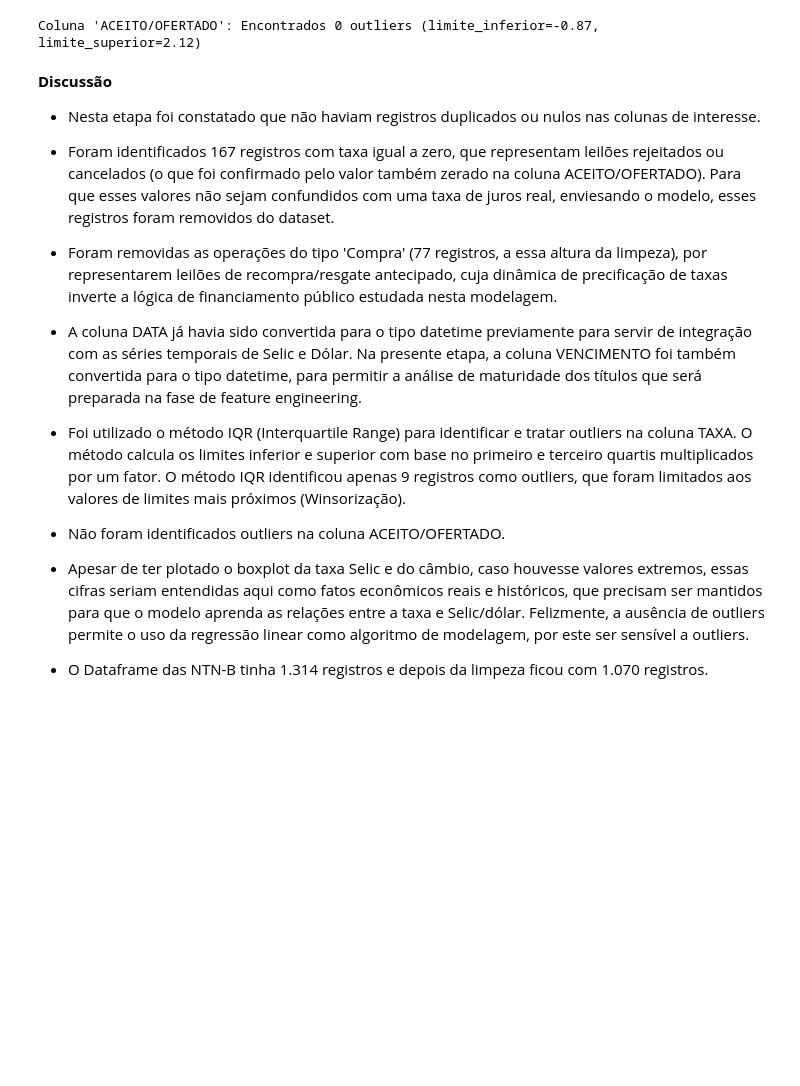
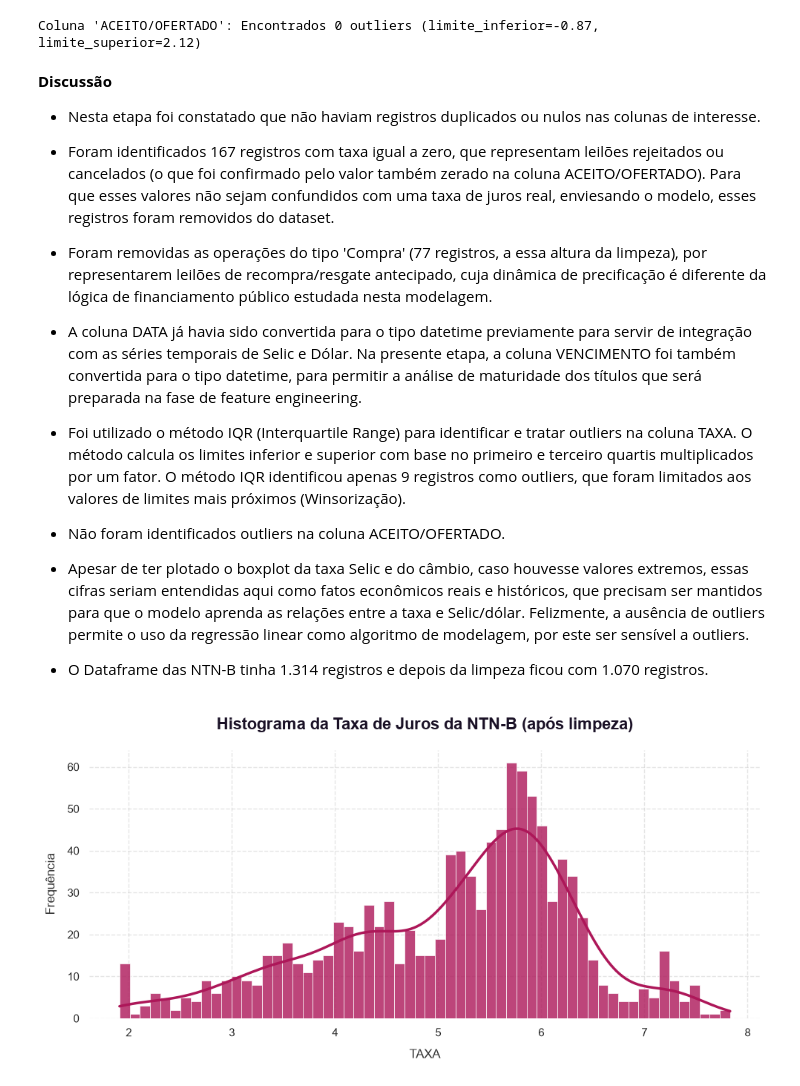
Before and after one commit to FelipeQue/brazilian-treasury-rate-prediction, a Jupyter notebook: notebooks/treasurycaster.ipynb, the cells around one changed output. Drawn from its saved outputs; the diff is of its cells as text; code cells hidden in the pictures; blank space fills up the shorter version.

Commit message:
Plot histogram after data cleaning

```diff
--- a/notebooks/treasurycaster.ipynb
+++ b/notebooks/treasurycaster.ipynb
@@ -280,7 +280,7 @@ Coluna 'ACEITO/OFERTADO': Encontrados 0 outliers (limite_inferior=-0.87, limite_
 
 - Foram identificados 167 registros com taxa igual a zero, que representam leilões rejeitados ou cancelados (o que foi confirmado pelo valor também zerado na coluna ACEITO/OFERTADO). Para que esses valores não sejam confundidos com uma taxa de juros real, enviesando o modelo, esses registros foram removidos do dataset.
 
-- Foram removidas as operações do tipo 'Compra' (77 registros, a essa altura da limpeza), por representarem leilões de recompra/resgate antecipado, cuja dinâmica de precificação de taxas inverte a lógica de financiamento público estudada nesta modelagem.
+- Foram removidas as operações do tipo 'Compra' (77 registros, a essa altura da limpeza), por representarem leilões de recompra/resgate antecipado, cuja dinâmica de precificação é diferente da lógica de financiamento público estudada nesta modelagem.
 
 - A coluna DATA já havia sido convertida para o tipo datetime previamente para servir de integração com as séries temporais de Selic e Dólar. Na presente etapa, a coluna VENCIMENTO foi também convertida para o tipo datetime, para permitir a análise de maturidade dos títulos que será preparada na fase de feature engineering.
 
@@ -291,3 +291,7 @@ Coluna 'ACEITO/OFERTADO': Encontrados 0 outliers (limite_inferior=-0.87, limite_
 - Apesar de ter plotado o boxplot da taxa Selic e do câmbio, caso houvesse valores extremos, essas cifras seriam entendidas aqui como fatos econômicos reais e históricos, que precisam ser mantidos para que o modelo aprenda as relações entre a taxa e Selic/dólar. Felizmente, a ausência de outliers permite o uso da regressão linear como algoritmo de modelagem, por este ser sensível a outliers.
 
 - O Dataframe das NTN-B tinha 1.314 registros e depois da limpeza ficou com 1.070 registros.
+# %%
+plot_histogram(df_clean_v2, column='TAXA', title='Histograma da Taxa de Juros da NTN-B (após limpeza)', filename='histogram_taxa_cleaned.png')
+# %% [output]
+[figure, added]
```
